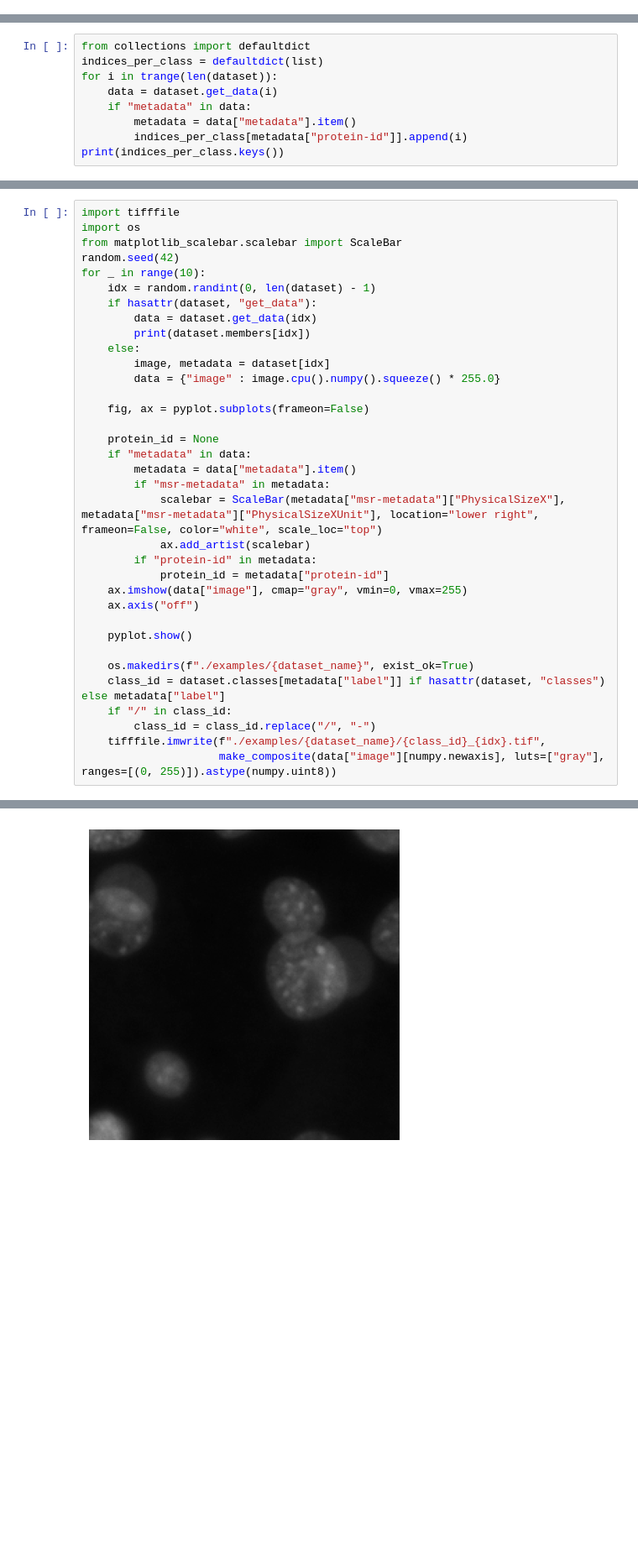
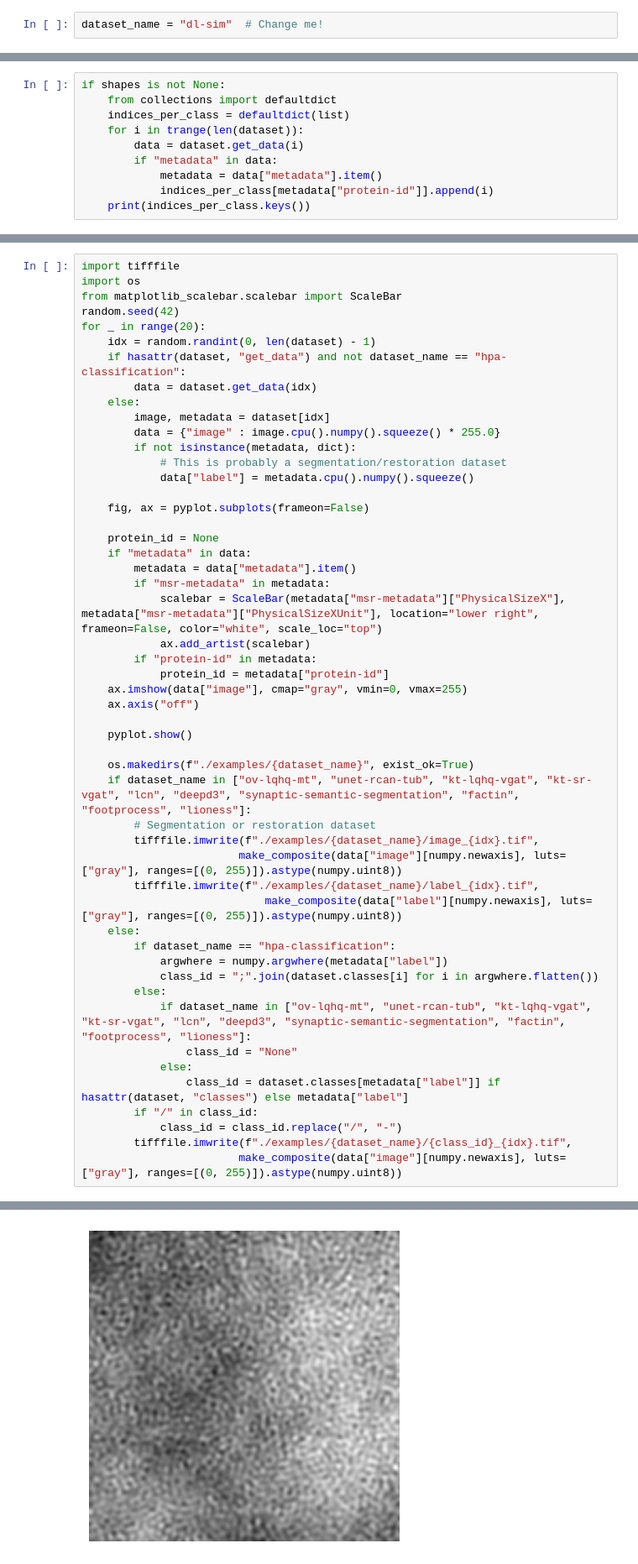
Before and after one commit to FLClab/STED-FM, a Jupyter notebook: explore-dataset.ipynb, the cells around one changed output, grey strips where cells are left out. Shown at 84% size. Cells and saved outputs as stored; diff of their text form; blank space fills up the shorter version.

```diff
--- a/explore-dataset.ipynb
+++ b/explore-dataset.ipynb
@@ -64,3 +50,5 @@ dataset_name = "lqhq"
+# %%
+dataset_name = "dl-sim"  # Change me!
 # %%
 # Pretraining datasets
 if dataset_name in ["JUMP", "HPA", "SIM", "STED"]:
@@ -129,9 +138,10 @@ pyplot.show()
 # %%
-from collections import defaultdict
-indices_per_class = defaultdict(list)
-for i in trange(len(dataset)):
-    data = dataset.get_data(i)
-    if "metadata" in data:
-        metadata = data["metadata"].item()
-        indices_per_class[metadata["protein-id"]].append(i)
-print(indices_per_class.keys())
+if shapes is not None:
+    from collections import defaultdict
+    indices_per_class = defaultdict(list)
+    for i in trange(len(dataset)):
+        data = dataset.get_data(i)
+        if "metadata" in data:
+            metadata = data["metadata"].item()
+            indices_per_class[metadata["protein-id"]].append(i)
+    print(indices_per_class.keys())
@@ -142,14 +150,16 @@ import tifffile
 import os
 from matplotlib_scalebar.scalebar import ScaleBar
 random.seed(42)
-for _ in range(10):
+for _ in range(20):
     idx = random.randint(0, len(dataset) - 1)
-    if hasattr(dataset, "get_data"):
+    if hasattr(dataset, "get_data") and not dataset_name == "hpa-classification":
         data = dataset.get_data(idx)
-        print(dataset.members[idx])
     else:
         image, metadata = dataset[idx]
         data = {"image" : image.cpu().numpy().squeeze() * 255.0}
+        if not isinstance(metadata, dict):
+            # This is probably a segmentation/restoration dataset
+            data["label"] = metadata.cpu().numpy().squeeze()
 
     fig, ax = pyplot.subplots(frameon=False)
 
@@ -167,9 +177,23 @@ for _ in range(10):
     pyplot.show()
 
     os.makedirs(f"./examples/{dataset_name}", exist_ok=True)
-    class_id = dataset.classes[metadata["label"]] if hasattr(dataset, "classes") else metadata["label"]
-    if "/" in class_id:
-        class_id = class_id.replace("/", "-")
-    tifffile.imwrite(f"./examples/{dataset_name}/{class_id}_{idx}.tif",
-                     make_composite(data["image"][numpy.newaxis], luts=["gray"], ranges=[(0, 255)]).astype(numpy.uint8))
+    if dataset_name in ["ov-lqhq-mt", "unet-rcan-tub", "kt-lqhq-vgat", "kt-sr-vgat", "lcn", "deepd3", "synaptic-semantic-segmentation", "factin", "footprocess", "lioness"]:
+        # Segmentation or restoration dataset
+        tifffile.imwrite(f"./examples/{dataset_name}/image_{idx}.tif",
+                        make_composite(data["image"][numpy.newaxis], luts=["gray"], ranges=[(0, 255)]).astype(numpy.uint8))
+        tifffile.imwrite(f"./examples/{dataset_name}/label_{idx}.tif",
+                            make_composite(data["label"][numpy.newaxis], luts=["gray"], ranges=[(0, 255)]).astype(numpy.uint8))
+    else:
+        if dataset_name == "hpa-classification":
+            argwhere = numpy.argwhere(metadata["label"])
+            class_id = ";".join(dataset.classes[i] for i in argwhere.flatten())
+        else:
+            if dataset_name in ["ov-lqhq-mt", "unet-rcan-tub", "kt-lqhq-vgat", "kt-sr-vgat", "lcn", "deepd3", "synaptic-semantic-segmentation", "factin", "footprocess", "lioness"]:
+                class_id = "None"
+            else:
+                class_id = dataset.classes[metadata["label"]] if hasattr(dataset, "classes") else metadata["label"]
+        if "/" in class_id:
+            class_id = class_id.replace("/", "-")
+        tifffile.imwrite(f"./examples/{dataset_name}/{class_id}_{idx}.tif",
+                        make_composite(data["image"][numpy.newaxis], luts=["gray"], ranges=[(0, 255)]).astype(numpy.uint8))
 # %% [output]
@@ -185 +209 @@ for _ in range(10):
-[figure, old version]
+[figure, new version]
```
Also changed, not shown: parts of 7 cells of this notebook, 25 other files.
